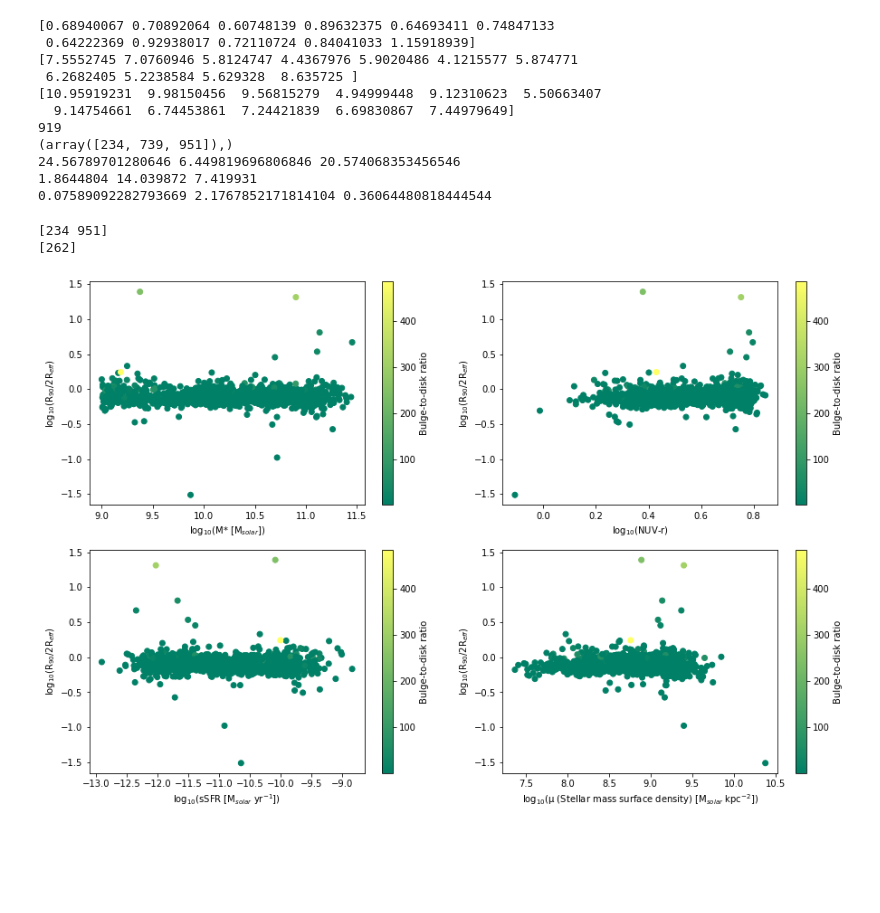
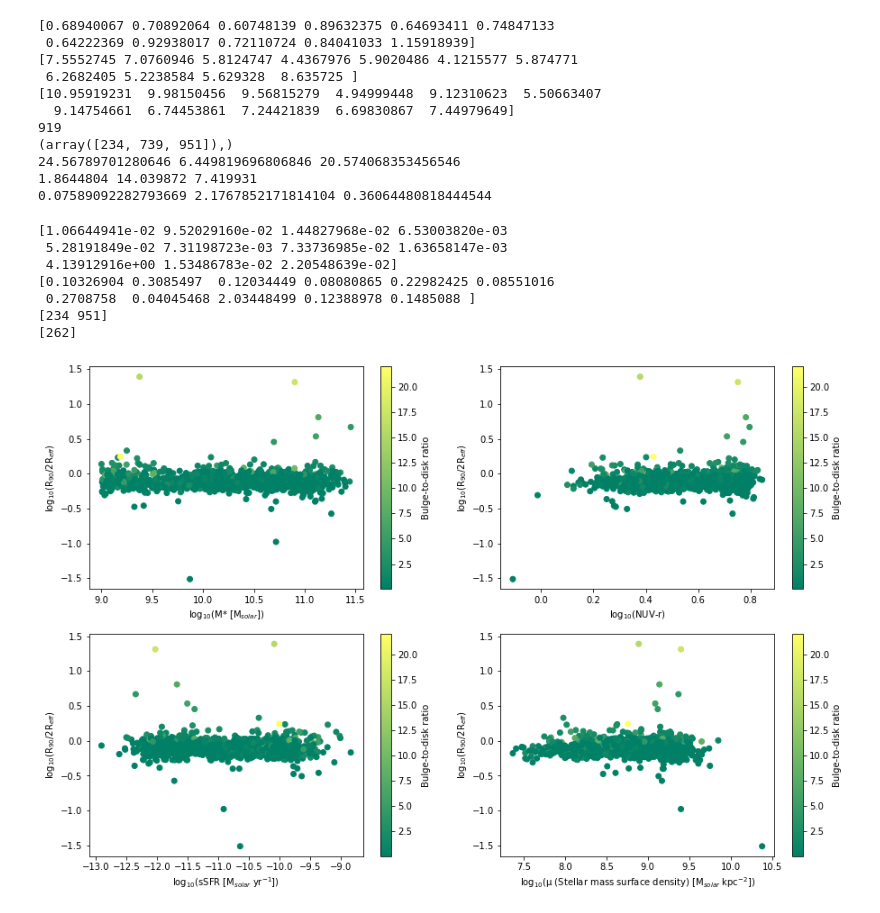
Before and after one commit to Luke-Williams-01/Luke-Williams-01, a Jupyter notebook: ICRARproject.ipynb, the cells around one changed output. Saved outputs shown, nothing was run; the diff lists cells and outputs as text; code cells hidden in the pictures; blank space fills up the shorter version.

```diff
--- a/ICRARproject.ipynb
+++ b/ICRARproject.ipynb
@@ -809,17 +809,17 @@ nan
 # The effective radius is the radius enclosing 50% of the emitted light of a galaxy, in the r-band this would be 50% of the optical light
 # Using the xGASS decomposition data from Cook et al 2019 we can use the effective radius in the r-band of the disk of a galaxy rather than the whole galaxy radius
 # Reading into python the FITS file for the xGASS decomposition
-hdulist = fits.open('xGASS_repDecom_sample.fits')
+hdulist = fits.open('xGASS_repDecom2_sample.fits')
 hdu = hdulist[1].data
 cols = hdulist[1].columns
 reD_r = hdu['reD_r']
 HIF = hdu['HI_FLAG']
 re_r = hdu['re_r']
-reB_r = hdu['reB_r']
+
 # Reducing the radius of the r-band in the galaxy disk array (reD_r by the same indices, removing confused/marginal galaxies)
 effrDpix = np.delete(reD_r, np.where((HIF > 1) & (HIF < 90))[0])
 re_reducedpix = np.delete(re_r, np.where((HIF > 1) & (HIF < 90))[0])
-effrBpix = np.delete(reB_r, np.where((HIF > 1) & (HIF < 90))[0])
+ = np.delete(, np.where((HIF > 1) & (HIF < 90))[0])
 # The radii from the decomposition catalogue are the radii of the Sersic profile in pixels
 # Where the conversion for pixels to arcseconds is 0.396"/pixel:
 # Since the effective radius is only half the emitted light we need to double this radius:
@@ -1263,44 +1263,52 @@ print(Reffkpc[234], Reffkpc[739], Reffkpc[951])
 # Assuming the bulge and disk as face on circles
 areaB = np.pi * (effRkpc_b**2)
 areaD = np.pi * (effRkpc**2)
+BtoDr = effRkpc_b / effRkpc
 BtoD = areaB / areaD
+print(BtoD[0:11])
+print(BtoDr[0:11])
 print(np.where(lgRratio > 1)[0])
 print(np.where(lgRratio < -1)[0])
 # %% [output]
+[1.06644941e-02 9.52029160e-02 1.44827968e-02 6.53003820e-03
+ 5.28191849e-02 7.31198723e-03 7.33736985e-02 1.63658147e-03
+ 4.13912916e+00 1.53486783e-02 2.20548639e-02]
+[0.10326904 0.3085497  0.12034449 0.08080865 0.22982425 0.08551016
+ 0.2708758  0.04045468 2.03448499 0.12388978 0.1485088 ]
 [234 951]
 [262]
 # %%
 # We can make a few plots that look at how well the radii ration corresponds to various galactic features from the sample
 plt.figure(figsize = (15,10))
 # Plotting R90/2Reff against Stellar Mass
 plt.subplot(221)
-plt.scatter(lgMstar, lgRratio, c = BtoD, cmap ='summer')
+plt.scatter(lgMstar, lgRratio, c = BtoDr, cmap ='summer')
 plt.colorbar(label='Bulge-to-disk ratio', orientation='vertical')
 plt.ylabel('log$_{10}$(R$_{90}$/2R$_{eff}$)')
 plt.xlabel('log$_{10}$(M* [M$_{solar}$])')
 
 # Plotting R90/2Reff against NUV-r colour index
 plt.subplot(222)
-plt.scatter(np.log10(NUVr), lgRratio, c = BtoD, cmap='summer')
+plt.scatter(np.log10(NUVr), lgRratio, c = BtoDr, cmap='summer')
 plt.colorbar(label='Bulge-to-disk ratio', orientation='vertical')
 plt.ylabel('log$_{10}$(R$_{90}$/2R$_{eff}$)')
 plt.xlabel('log$_{10}$(NUV-r)')
 
 # Plotting R90/2Reff against sSFR, specific Star Formation Rate
 # sSFR is calculated as the star formation rate / Mstar
 sSFR = SFR_best / (10**lgMstar)
 lgsSFR = np.log10(sSFR)
 plt.subplot(223)
-plt.scatter(lgsSFR, lgRratio, c = BtoD, cmap='summer')
+plt.scatter(lgsSFR, lgRratio, c = BtoDr, cmap='summer')
 plt.colorbar(label='Bulge-to-disk ratio', orientation='vertical')
 plt.ylabel('log$_{10}$(R$_{90}$/2R$_{eff}$)')
 plt.xlabel('log$_{10}$(sSFR [M$_{solar}$ yr$^{-1}$])')
 
 # Plotting R90/2Reff against stellar mass surface density
 plt.subplot(224)
-plt.scatter(lgmust, lgRratio, c = BtoD, cmap='summer')
+plt.scatter(lgmust, lgRratio, c = BtoDr, cmap='summer')
 plt.colorbar(label='Bulge-to-disk ratio', orientation='vertical')
 plt.ylabel('log$_{10}$(R$_{90}$/2R$_{eff}$)')
 plt.xlabel('log$_{10}$(μ (Stellar mass surface density) [M$_{solar}$ kpc$^{-2}$])');
 # %% [output]
-[figure, old version]
+[figure, new version]
```
